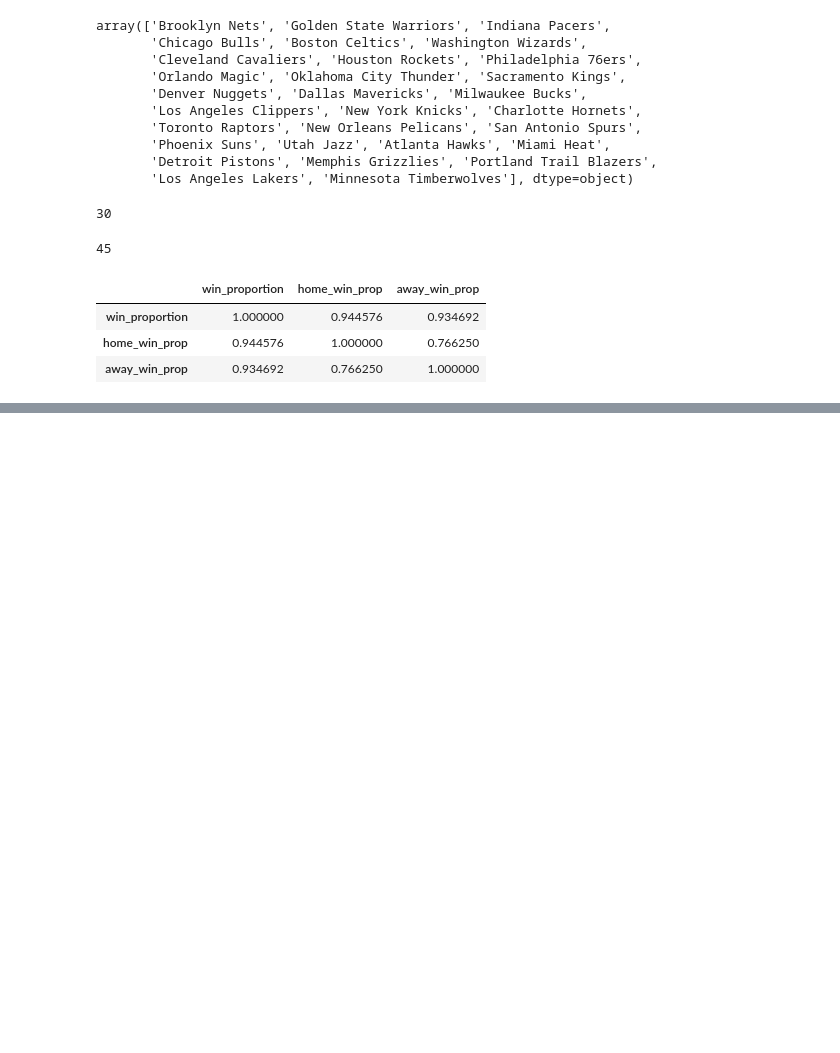
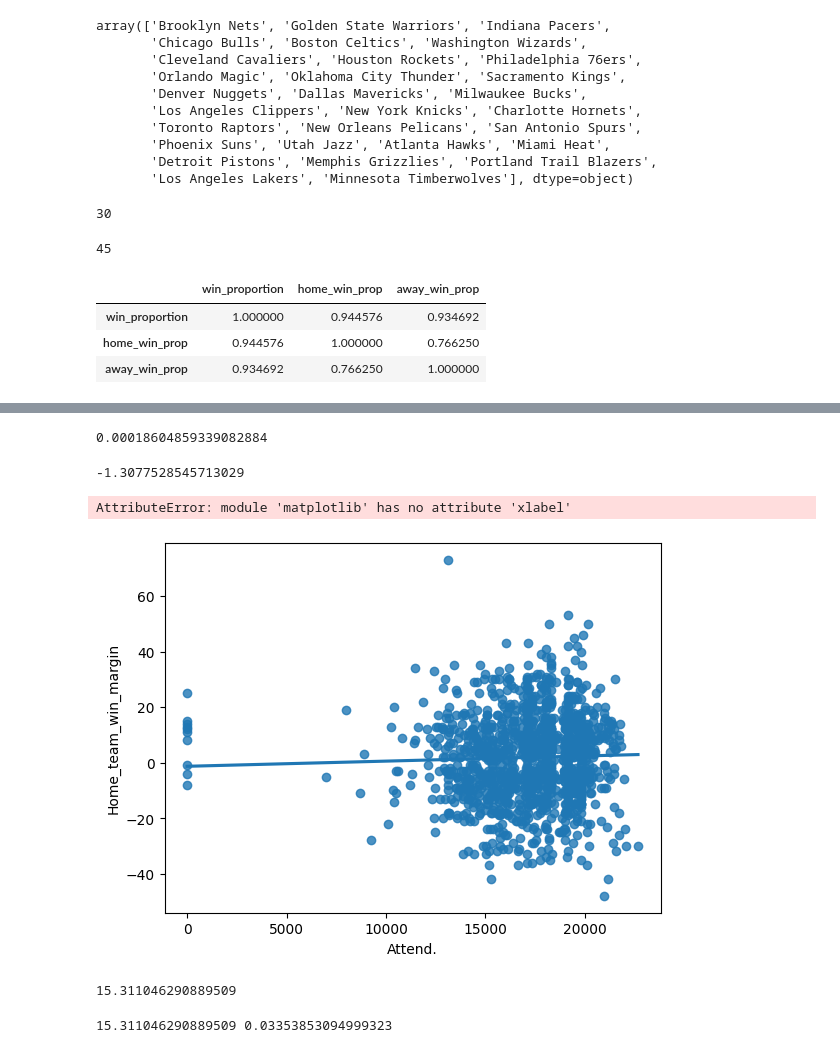
Before and after one commit to Kyle814/NBA-predictions, a Jupyter notebook: test.ipynb, the cells around one changed output, grey strips where cells are left out. Drawn from its saved outputs; the diff is of its cells as text; code cells hidden in the pictures; blank space fills up the shorter version.

Commit message:
Added Regression
Calculated the R squared and correlation between the attendence and Home team win margin. Also plotted

```diff
--- a/test.ipynb
+++ b/test.ipynb
@@ -278,0 +282,18 @@ allstatyearavg
+# %%
+slope = (df['Home_team_win_margin'].std() / df['Attend.'].std()) * 0.033539
+slope
+# %% [output]
+0.00018604859339082884
+# %%
+intercept = df['Home_team_win_margin'].mean() - (slope * df['Attend.'].mean())
+intercept
+# %% [output]
+-1.3077528545713029
+# %%
+sns.regplot(data=df, x="Attend.", y="Home_team_win_margin", ci=None)
+#plt.xlabel('Home Team Point Margin')
+#plt.ylabel('Number of People Attending')
+#plt.title('Point Margin Based on Attendence')
+# %% [output]
+AttributeError: module 'matplotlib' has no attribute 'xlabel'
+[figure, added]
@@ -278,0 +304,9 @@ allstatyearavg
+# %%
+avg_error = ((1 - (attend_margin_corr ** 2)) ** .5) * df['Home_team_win_margin'].std()
+avg_error
+# %% [output]
+15.311046290889509
+# %%
+print(avg_error, attend_margin_corr)
+# %% [output]
+15.311046290889509 0.03353853094999323
```
Also changed, not shown: parts of 7 cells of this notebook, 31 other files.
